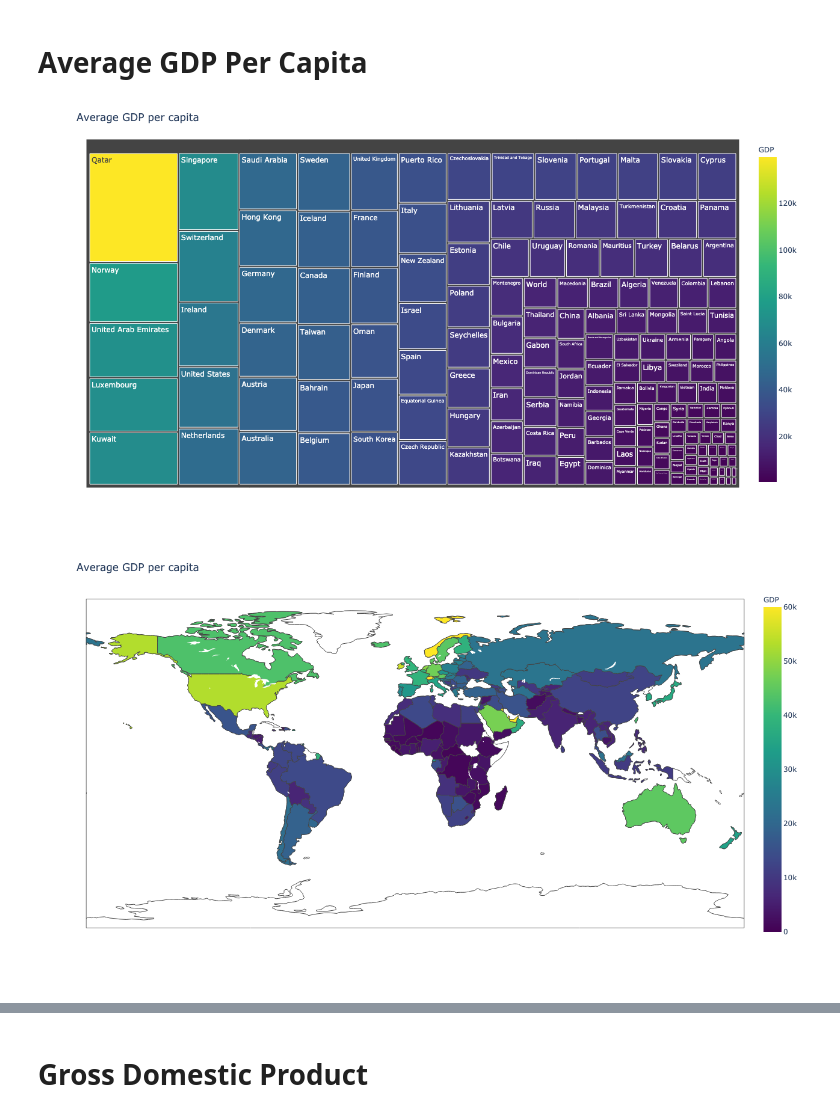
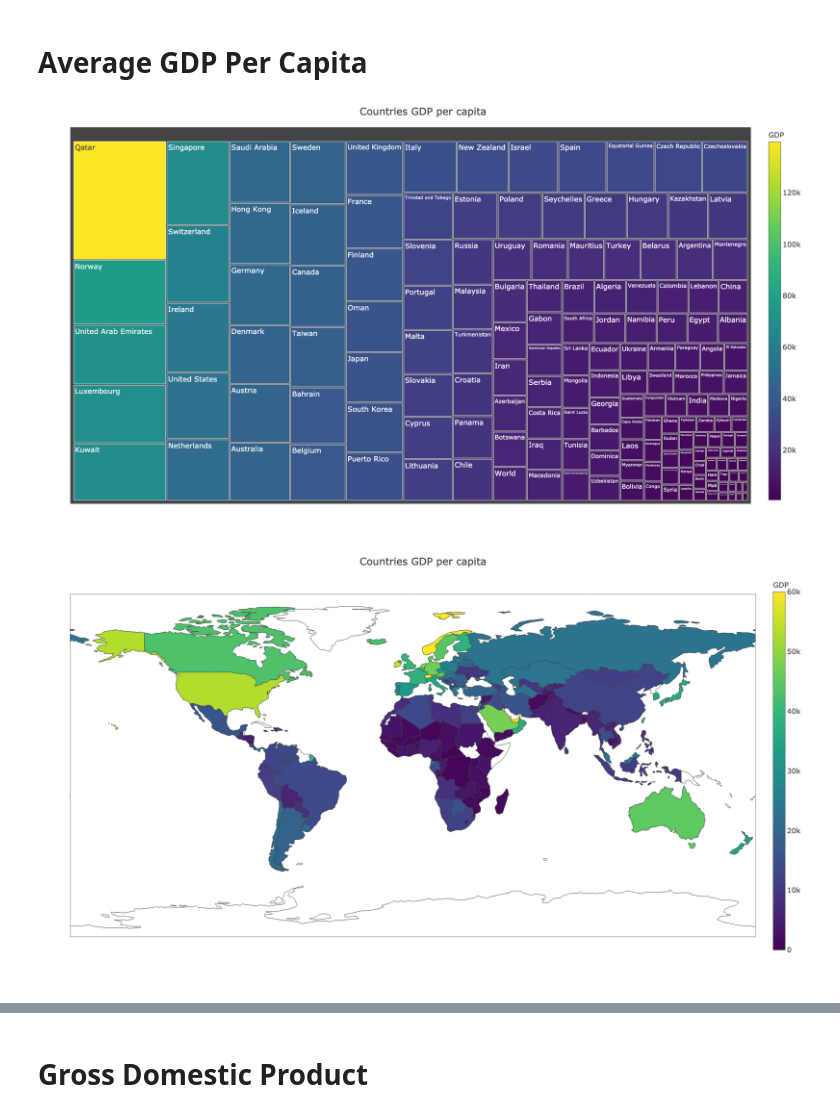
Before and after one commit to leonvanderlee/why_are_countries_wealthy, a Jupyter notebook: code/analysing.ipynb, the cells around one changed output, grey strips where cells are left out. Saved outputs shown, nothing was run; the diff lists cells and outputs as text; code cells hidden in the pictures.

```diff
--- a/code/analysing.ipynb
+++ b/code/analysing.ipynb
@@ -14,16 +14,17 @@ from scipy.stats import ttest_ind
 # %% [markdown]
 # Legend Variables
 # %%
-width_plot = 1920
-height_plot = 1080
+width_plot = 3840
+height_plot = 2160
 
-render_width_plot = 1280
-render_height_plot = 720
+render_width_plot = 1920
+render_height_plot = 1080
 
 opacity_traces = 0.8
 opacity_shapes = 0.2
 
-pio.templates.default = "plotly_white"
+# pio.templates.default = 'plotly_white'
+pio.templates.default = 'presentation'
 war_color = 'red'
 financial_color = 'green'
 # %% [markdown]
@@ -37,19 +38,19 @@ data = pd.read_sql('SELECT * FROM average_gdp_per_capita', engine)
 # %%
 data = data.loc[data['Year'] == 2016]
 
 data = data.dropna()
 
 
 
 fig = px.treemap(data, branchvalues='total', path=['Entity'], values='GDP', color='GDP', color_continuous_scale=px.colors.sequential.Viridis)
 
-fig.update_layout(width=width_plot, height=height_plot, title='Average GDP per capita', showlegend=True)
+fig.update_layout(width=width_plot, height=height_plot, title='Countries GDP per capita', showlegend=True, legend_title='GDP per capita')
 
-fig.write_image("../plots/average_gdp_per_capita/average_gdp_per_capita_treemap.png")
+fig.write_image("../plots/gdp_per_capita/gdp_per_capita_treemap.png")
 
 fig.show(renderer='png', width=render_width_plot, height=render_height_plot)
 # %% [output]
-[figure, old version]
+[figure, new version]
 # %%
 data = pd.read_sql('SELECT * FROM average_gdp_per_capita', engine)
 # %%
@@ -65,13 +66,13 @@ fig = px.choropleth(data, locations='Code',
                     range_color=[0,60000],
                     color_continuous_scale=px.colors.sequential.Viridis)
 
-fig.update_layout(width=width_plot, height=height_plot, title='Average GDP per capita', showlegend=True)
+fig.update_layout(width=width_plot, height=height_plot, title='Countries GDP per capita', showlegend=True, legend_title='GDP per capita')
 
-fig.write_image("../plots/average_gdp_per_capita/average_gdp_per_capita_map.png")
+fig.write_image("../plots/gdp_per_capita/gdp_per_capita_map.png")
 
 fig.show(renderer='png', width=render_width_plot, height=render_height_plot)
 # %% [output]
-[figure, old version]
+[figure, new version]
 # %%
 data = pd.read_sql('SELECT * FROM average_gdp_per_capita', engine)
 # %%
```
Also changed, not shown: parts of 16 cells of this notebook, 24 other files.
